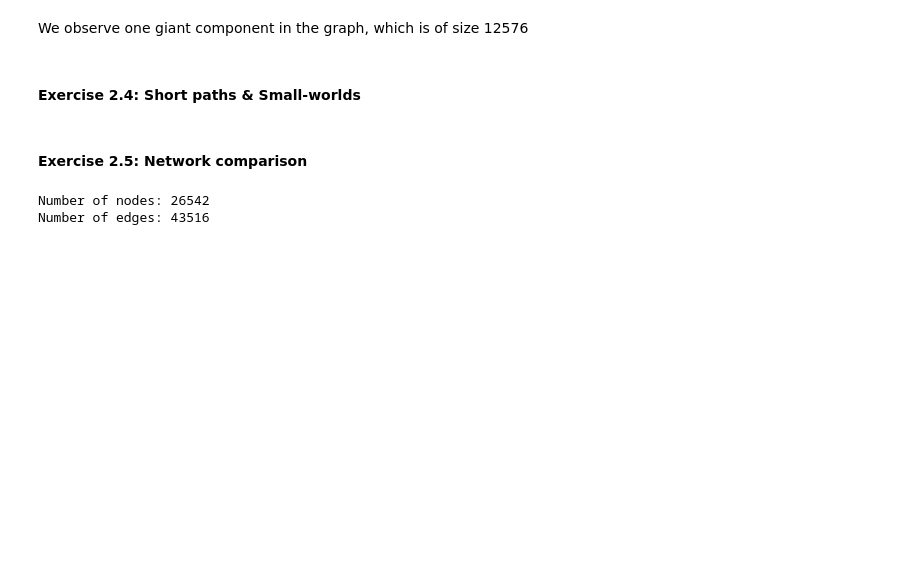
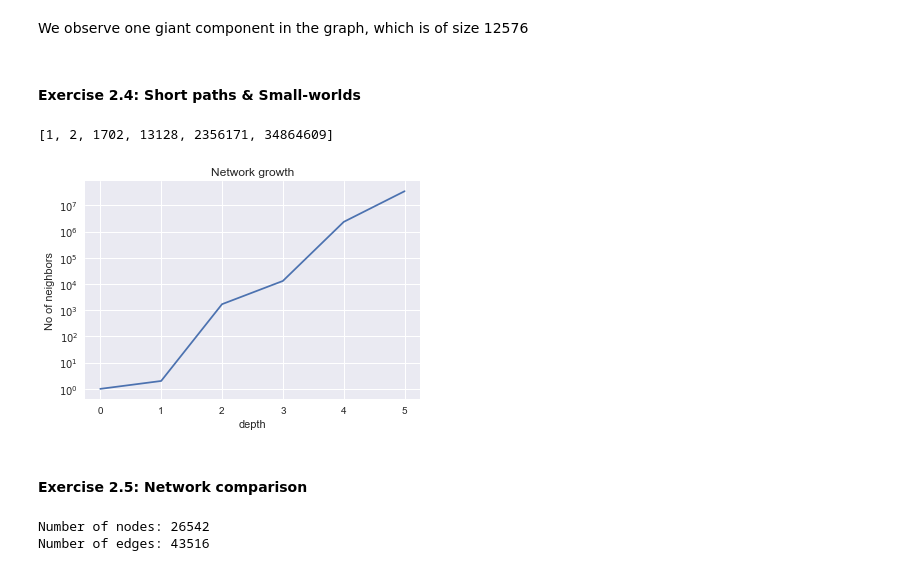
Before and after one commit to aurlien/friendship_paradox, a Jupyter notebook: lab2/notebooks/ix-lab2-notebook-part1.ipynb, the cells around one changed output. Saved outputs shown, nothing was run; the diff lists cells and outputs as text; code cells hidden in the pictures; blank space fills up the shorter version.

Commit message:
network growth

```diff
--- a/lab2/notebooks/ix-lab2-notebook-part1.ipynb
+++ b/lab2/notebooks/ix-lab2-notebook-part1.ipynb
@@ -51,7 +51,7 @@ def load_graph(network_name):
     return graph
 
 
-G1 = load_network('network1.csv')
+G1 = load_graph('network1.csv')
 # %%
 def describe_graph(graph):
     print("Number of nodes:", graph.number_of_nodes())
@@ -141,5 +141,43 @@ def small_world(graph):
 # %%
 small_world(G1)
+# %%
+ccomps = sorted(nx.connected_components(G1), \
+                                  key = len, reverse=True)
+giant = list(ccomps[0])
+
+np.random.seed(1)
+random_node = np.random.choice(giant)
+# %%
+def network_growth(G, random_node, cutoff = 6):
+    neighbors_count = [1] #root
+    root = [random_node]
+    neighbors = []
+    while True:
+        if len(neighbors_count) > cutoff:
+            break
+        for node in root:
+            neighbors += G.neighbors(node)
+        if not neighbors:
+            break
+        neighbors_count += [len(neighbors)]
+        root = neighbors
+        neighbors = []
+
+
+    plt.figure()
+    plt.semilogy(neighbors_count)
+    plt.title("Network growth")
+    plt.ylabel("No of neighbors")
+    plt.xlabel("depth")
+
+
+    return neighbors_count
+# %%
+network_grw = network_growth(G1, random_node, 5)
+network_grw
+# %% [output]
+[1, 2, 1702, 13128, 2356171, 34864609]
+[figure, added]
 # %% [markdown]
 #### Exercise 2.5: Network comparison
 # %%
```
Also changed, not shown: parts of 5 cells of this notebook, 1 other file.
